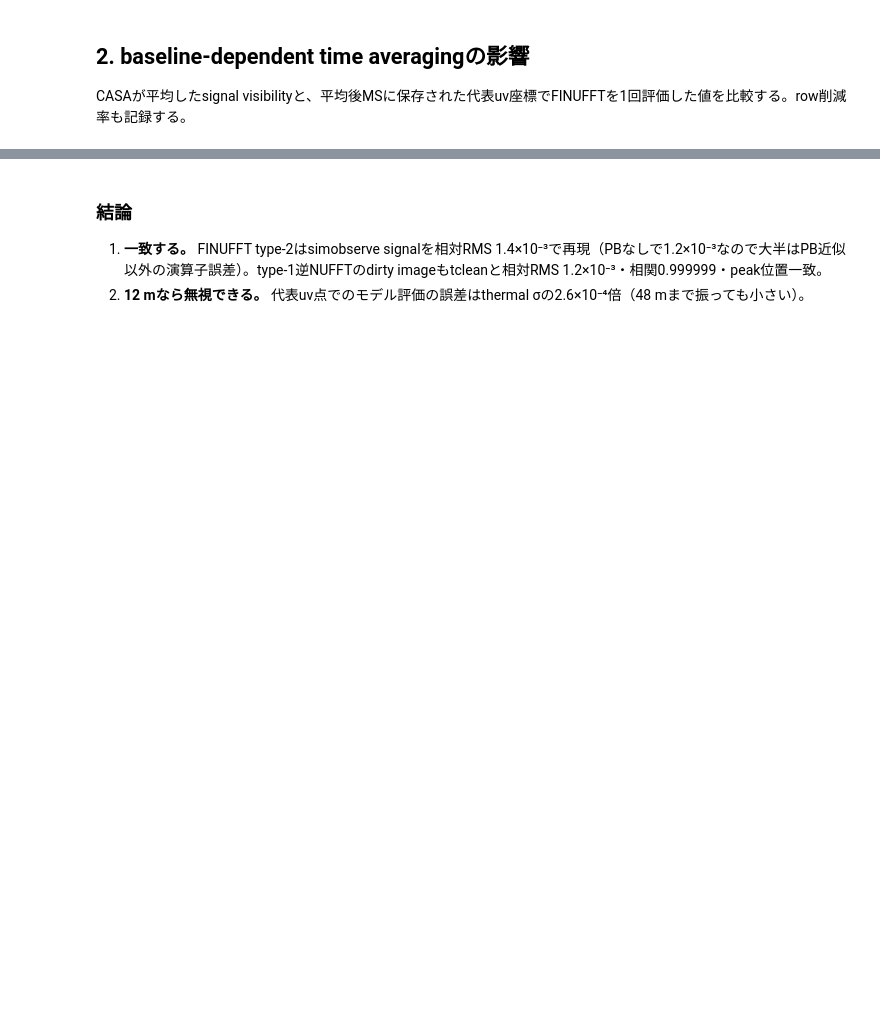
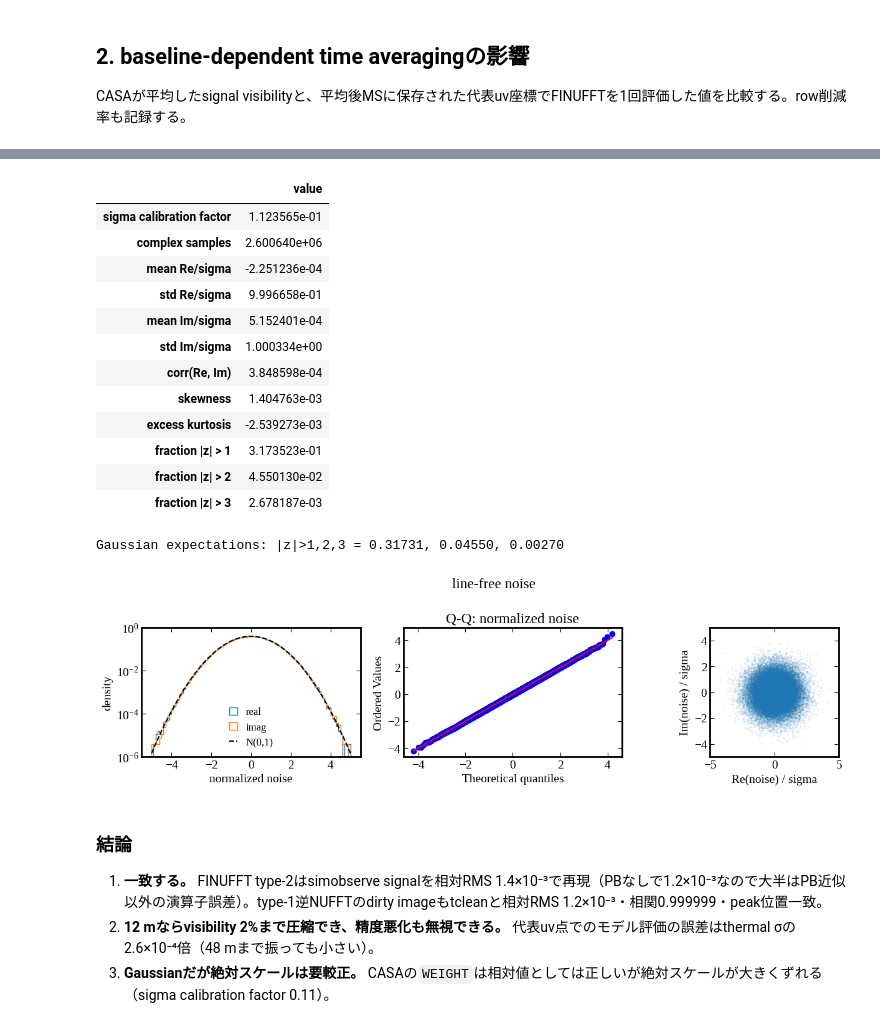
Before and after one commit to tjtakys/glint, a Jupyter notebook: examples/test_imaging/test_visibility_processing.ipynb, the cells around one changed output, grey strips where cells are left out. Saved outputs shown, nothing was run; the diff lists cells and outputs as text; code cells hidden in the pictures; blank space fills up the shorter version.

Commit message:
test: MSデータのノイズはガウシアンだが、WEIGHTはあくまで相対値

```diff
--- a/examples/test_imaging/test_visibility_processing.ipynb
+++ b/examples/test_imaging/test_visibility_processing.ipynb
@@ -402,5 +420,44 @@ ax[1].legend(); plt.tight_layout(); plt.show()
+# %%
+uv_noisy = load_uv(NOISY_MS)
+if not np.array_equal(uv_noisy['flag'], uv_signal['flag']):
+    warnings.warn('signal/noisy MSのflagが一致しないため共通unflagged sampleだけを使う')
+common = ~(uv_noisy['flag'] | uv_signal['flag'])
+noise_cube = uv_noisy['data'] - uv_signal['data']
+lf_mask = np.zeros_like(common)
+lf_mask[LINE_FREE] = common[LINE_FREE]
+lf_noise = noise_cube[lf_mask]
+lf_sigma = uv_noisy['sigma'][lf_mask]
+
+# CASA sigmaの絶対scaleをline-free channelだけから較正する。
+weight_scale = np.sqrt(np.mean(np.abs(lf_noise / lf_sigma)**2) / 2.0)
+z_complex = lf_noise / (lf_sigma * weight_scale)
+
+# Gaussian性の要約と3面図（histogram/Q-Q/Re-Im）はライブラリの診断関数を使う。
+noise_summary = pd.Series({'sigma calibration factor': weight_scale,
+                           **noise_gaussianity_summary(z_complex)})
+display(noise_summary.to_frame('value'))
+print('Gaussian expectations: |z|>1,2,3 = 0.31731, 0.04550, 0.00270')
+fig = plot_noise_gaussianity(z_complex, seed=SEED, title='line-free noise')
+plt.show()
+# %% [output]
+|  | value |
+| sigma calibration factor | 1.123565e-01 |
+| complex samples | 2.600640e+06 |
+| mean Re/sigma | -2.251236e-04 |
+| std Re/sigma | 9.996658e-01 |
+| mean Im/sigma | 5.152401e-04 |
+| std Im/sigma | 1.000334e+00 |
+| corr(Re, Im) | 3.848598e-04 |
+| skewness | 1.404763e-03 |
+| excess kurtosis | -2.539273e-03 |
+| fraction |z| > 1 | 3.173523e-01 |
+| fraction |z| > 2 | 4.550130e-02 |
+| fraction |z| > 3 | 2.678187e-03 |
+Gaussian expectations: |z|>1,2,3 = 0.31731, 0.04550, 0.00270
+[figure, added]
 # %% [markdown]
 ### 結論
 
 1. **一致する。** FINUFFT type-2はsimobserve signalを相対RMS 1.4×10⁻³で再現（PBなしで1.2×10⁻³なので大半はPB近似以外の演算子誤差）。type-1逆NUFFTのdirty imageもtcleanと相対RMS 1.2×10⁻³・相関0.999999・peak位置一致。
-2. **12 mなら無視できる。** 代表uv点でのモデル評価の誤差はthermal σの2.6×10⁻⁴倍（48 mまで振っても小さい）。
+2. **12 mならvisibility 2%まで圧縮でき、精度悪化も無視できる。** 代表uv点でのモデル評価の誤差はthermal σの2.6×10⁻⁴倍（48 mまで振っても小さい）。
+3. **Gaussianだが絶対スケールは要較正。** CASAの`WEIGHT`は相対値としては正しいが絶対スケールが大きくずれる（sigma calibration factor 0.11）。
```
Also changed, not shown: parts of 5 cells of this notebook.
